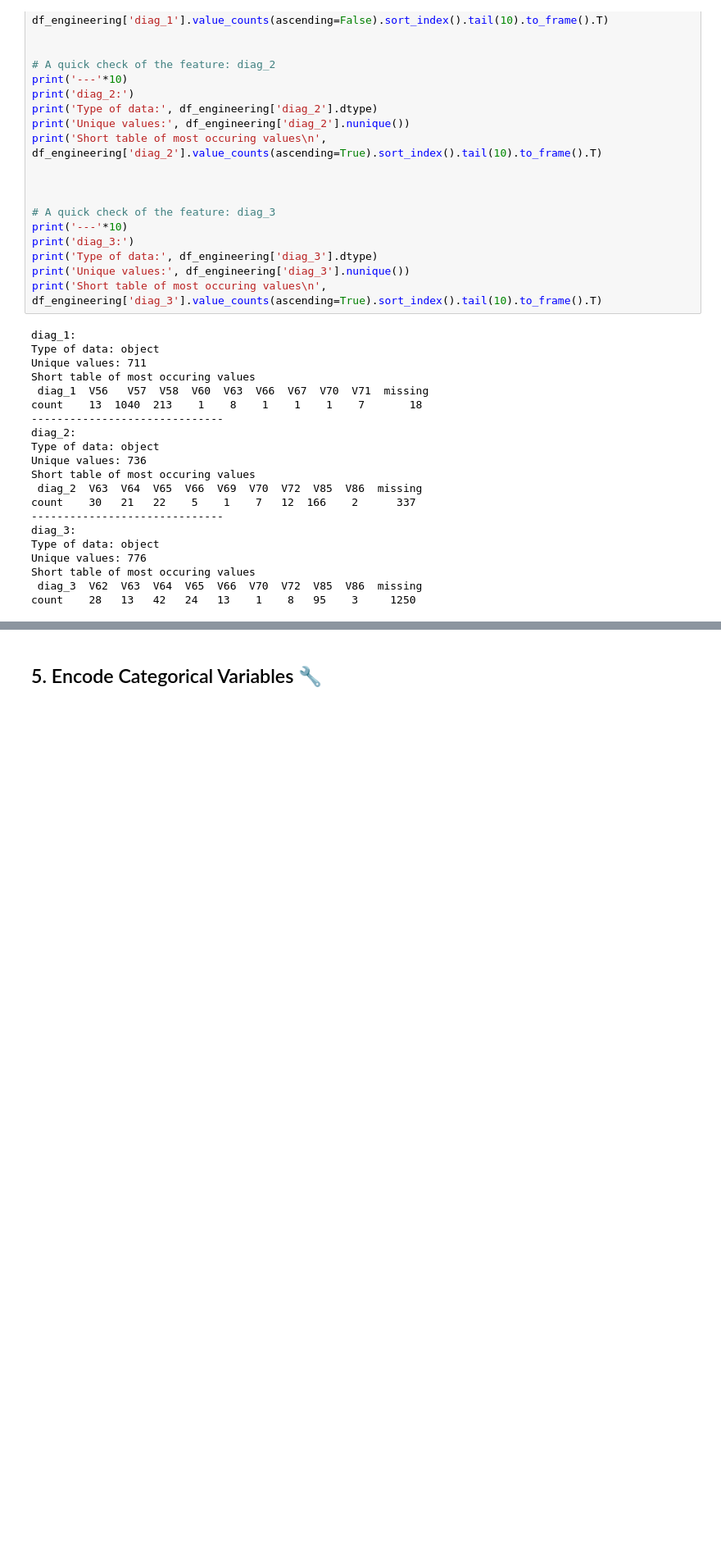
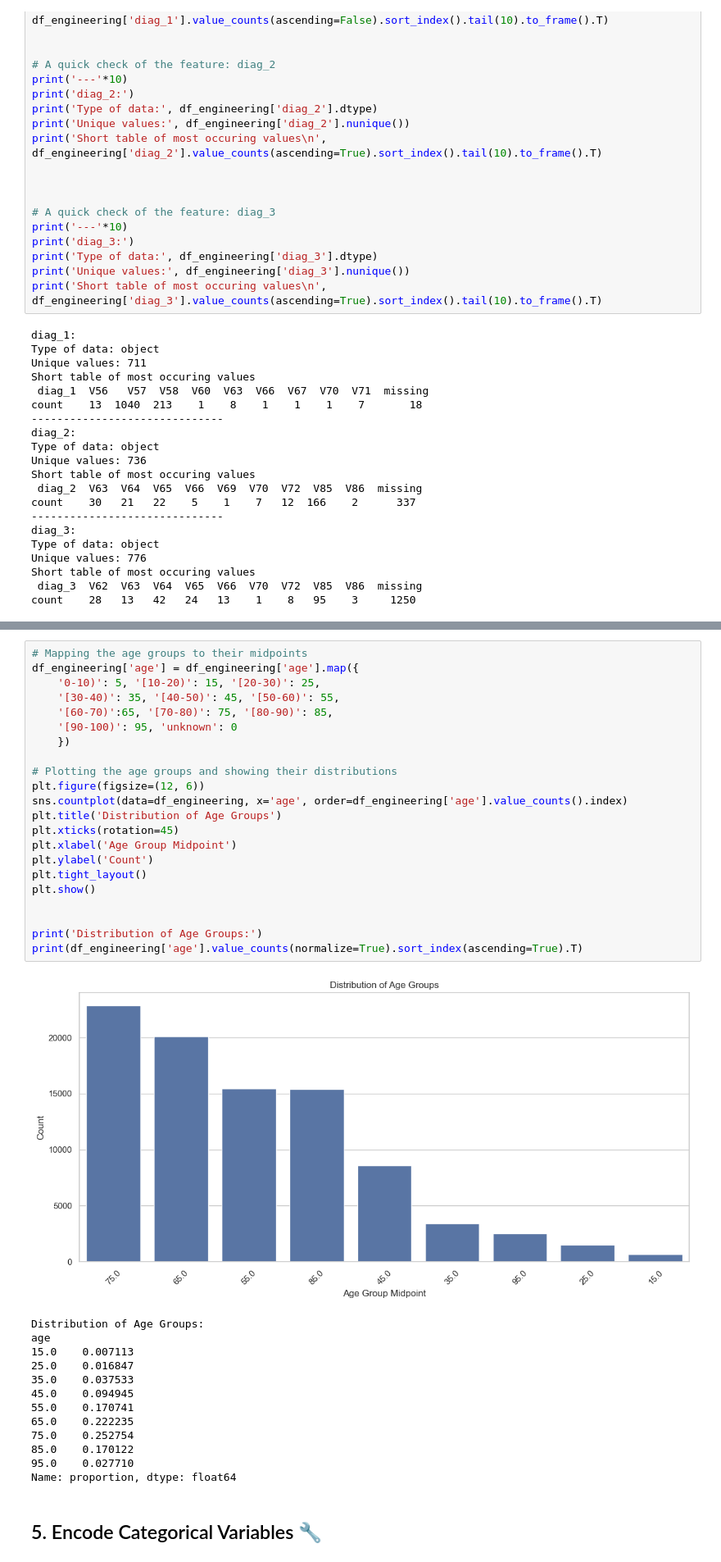
Before and after one commit to luckypantss/Diabetes-readmission-ml-pipeline, a Jupyter notebook: notebooks/02_preprocessing_and_feature_engineering.ipynb, the cells around one changed output, grey strips where cells are left out. Shown: that part at 82% size. Cells and saved outputs as stored; diff of their text form; blank space fills up the shorter version.

```diff
--- a/notebooks/02_preprocessing_and_feature_engineering.ipynb
+++ b/notebooks/02_preprocessing_and_feature_engineering.ipynb
@@ -725,3 +977,39 @@ icd9_mapped_categories = [
+# %%
+# Mapping the age groups to their midpoints
+df_engineering['age'] = df_engineering['age'].map({
+    '0-10)': 5, '[10-20)': 15, '[20-30)': 25,
+    '[30-40)': 35, '[40-50)': 45, '[50-60)': 55,
+    '[60-70)':65, '[70-80)': 75, '[80-90)': 85,
+    '[90-100)': 95, 'unknown': 0
+    })
+
+# Plotting the age groups and showing their distributions
+plt.figure(figsize=(12, 6))
+sns.countplot(data=df_engineering, x='age', order=df_engineering['age'].value_counts().index)
+plt.title('Distribution of Age Groups')
+plt.xticks(rotation=45)
+plt.xlabel('Age Group Midpoint')
+plt.ylabel('Count')
+plt.tight_layout()
+plt.show()
+
+
+print('Distribution of Age Groups:')
+print(df_engineering['age'].value_counts(normalize=True).sort_index(ascending=True).T)
+# %% [output]
+[figure, added]
+Distribution of Age Groups:
+age
+15.0    0.007113
+25.0    0.016847
+35.0    0.037533
+45.0    0.094945
+55.0    0.170741
+65.0    0.222235
+75.0    0.252754
+85.0    0.170122
+95.0    0.027710
+Name: proportion, dtype: float64
 # %% [markdown]
 ## 5. Encode Categorical Variables 🔧
 # %% [markdown]
```
Also changed, not shown: parts of 12 cells of this notebook.
